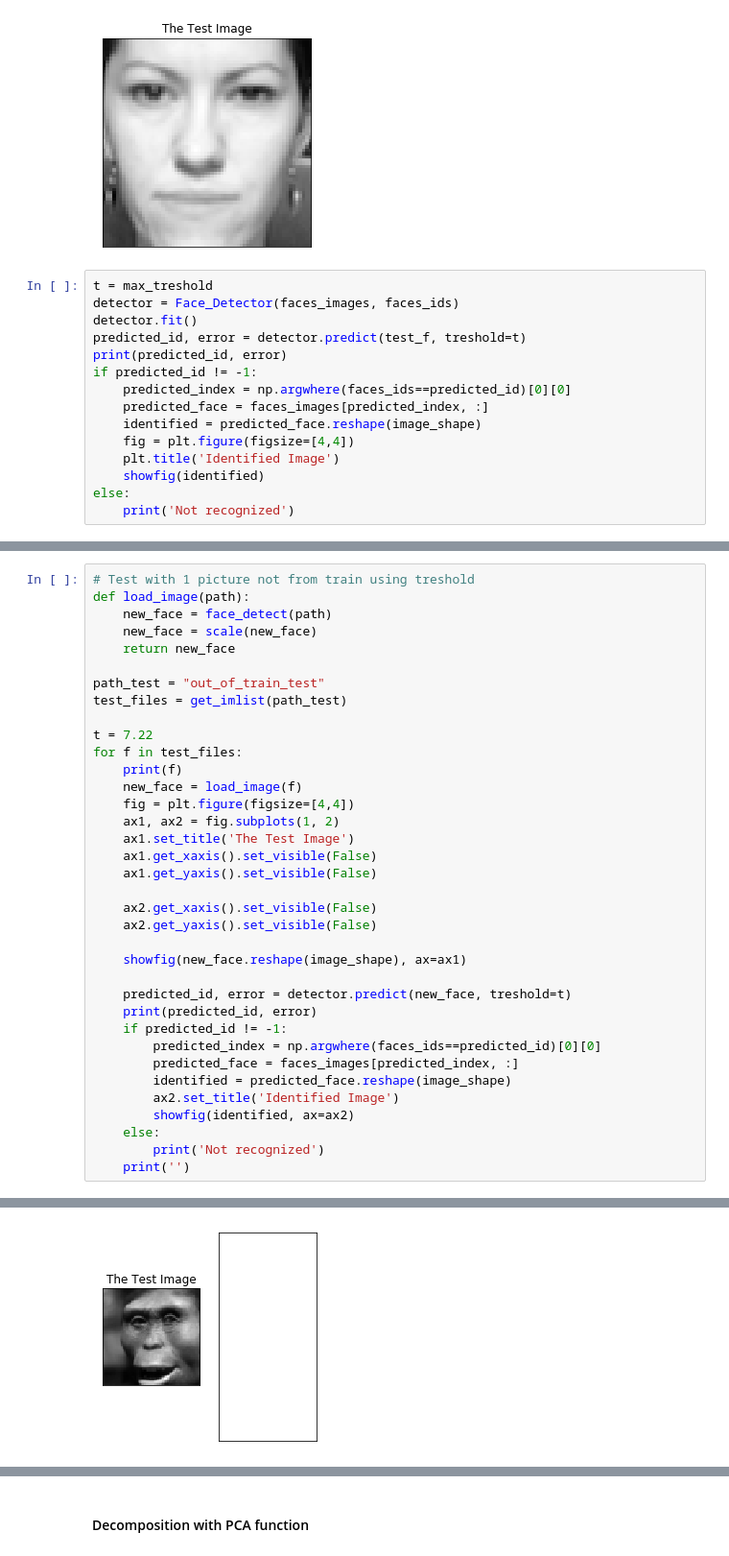
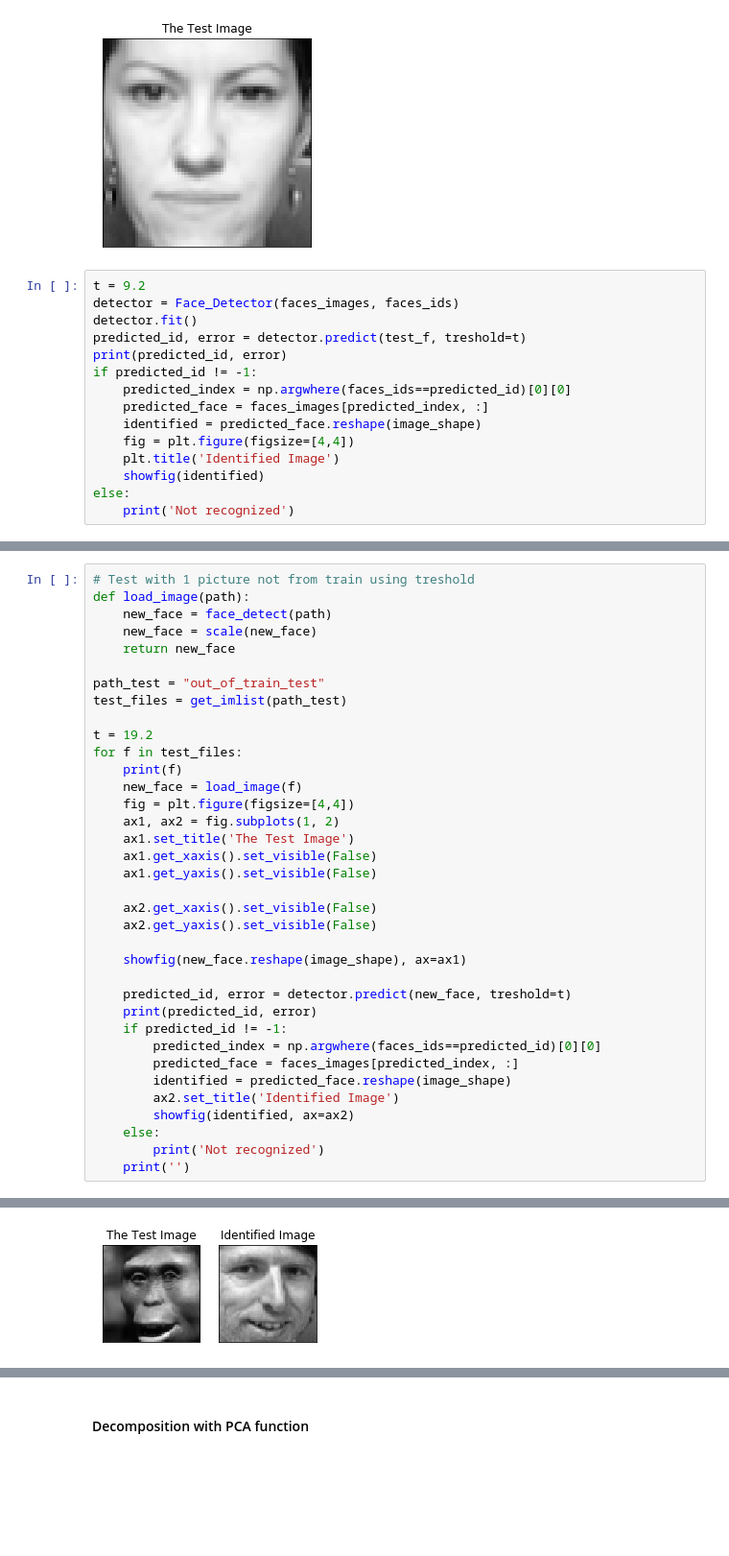
Before and after one commit to Euphe/svd_face_recognition, a Jupyter notebook: face_detection (3).ipynb, the cells around one changed output, grey strips where cells are left out. Shown at 96% size. Saved outputs shown, nothing was run; the diff lists cells and outputs as text; blank space fills up the shorter version.

```diff
--- a/face_detection (3).ipynb
+++ b/face_detection (3).ipynb
@@ -390,7 +420,7 @@ I found 1 face(s) in this photograph.
 A face is located at pixel location Top: 39, Left: 17, Bottom: 101, Right: 80
 [figure]
 # %%
-t = max_treshold
+t = 9.2
 detector = Face_Detector(faces_images, faces_ids)
 detector.fit()
 predicted_id, error = detector.predict(test_f, treshold=t)
@@ -417,7 +447,7 @@ def load_image(path):
 path_test = "out_of_train_test"
 test_files = get_imlist(path_test)
 
-t = 7.22
+t = 19.2
 for f in test_files:
     print(f)
     new_face = load_image(f)
@@ -464 +496 @@ Not recognized
-[figure, old version]
+[figure, new version]
```
Also changed, not shown: parts of 23 cells of this notebook, 2 other files.
